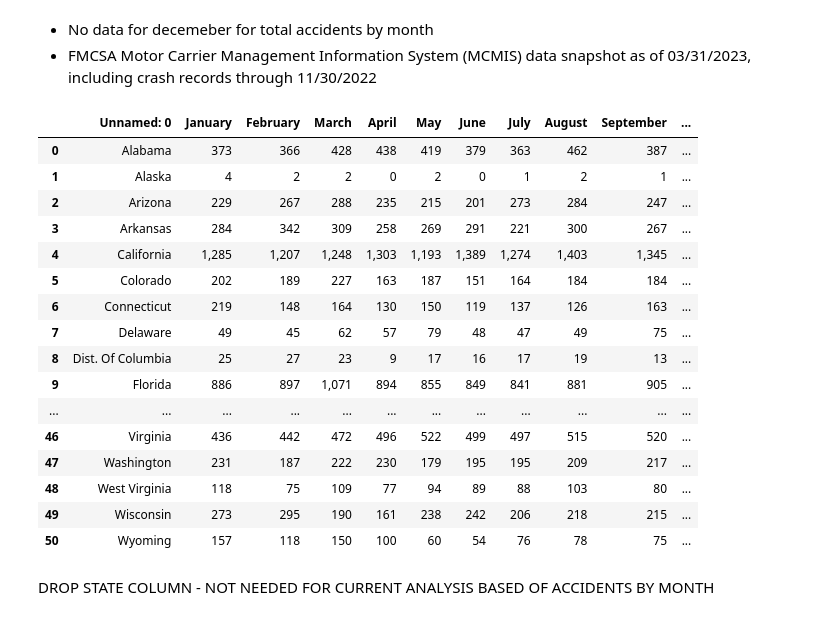
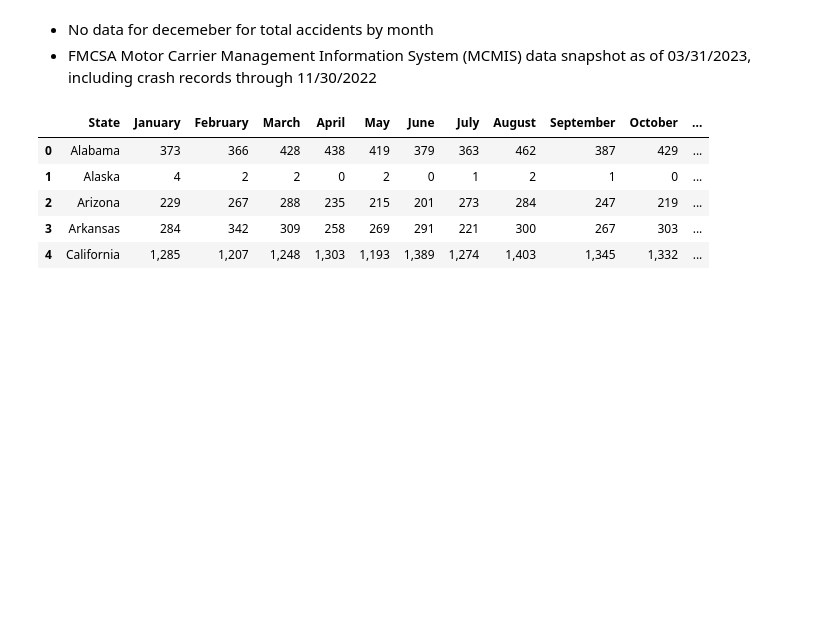
Before and after one commit to ksreeds2016/Kristen_Capstone, a Jupyter notebook: notebook/accidents_by_month.ipynb, the cells around one changed output. Cells and saved outputs as stored; diff of their text form; code cells hidden in the pictures; blank space fills up the shorter version.

```diff
--- a/notebook/accidents_by_month.ipynb
+++ b/notebook/accidents_by_month.ipynb
@@ -8,29 +8,16 @@ import pandas as pd
 import matplotlib.pyplot as plt
 import seaborn as sns
 # %%
-total_acc_2022_by_month = pd.read_csv('C:\\Users\\ksree\\Documents\\dda9\\PYTHON\\PROJECTS\\Kristen_Capstone\\data\\2022_month_crashes.csv')
+total_acc_2022_by_month = pd.read_csv('C:\\Users\\ksree\\Documents\\dda9\\PYTHON\\PROJECTS\\Kristen_Capstone\\data\\2022_month_crashes1.csv')
 # %% [markdown]
 - No data for decemeber for total accidents by month
 - FMCSA Motor Carrier Management Information System (MCMIS) data snapshot as of 03/31/2023, including crash records through 11/30/2022
 # %%
-total_acc_2022_by_month
+total_acc_2022_by_month.head()
 # %% [output]
-|  | Unnamed: 0 | January | February | March | April | May | June | July | August | September | ... |
-| 0 | Alabama | 373 | 366 | 428 | 438 | 419 | 379 | 363 | 462 | 387 | ... |
-| 1 | Alaska | 4 | 2 | 2 | 0 | 2 | 0 | 1 | 2 | 1 | ... |
-| 2 | Arizona | 229 | 267 | 288 | 235 | 215 | 201 | 273 | 284 | 247 | ... |
-| 3 | Arkansas | 284 | 342 | 309 | 258 | 269 | 291 | 221 | 300 | 267 | ... |
-| 4 | California | 1,285 | 1,207 | 1,248 | 1,303 | 1,193 | 1,389 | 1,274 | 1,403 | 1,345 | ... |
-| 5 | Colorado | 202 | 189 | 227 | 163 | 187 | 151 | 164 | 184 | 184 | ... |
-| 6 | Connecticut | 219 | 148 | 164 | 130 | 150 | 119 | 137 | 126 | 163 | ... |
-| 7 | Delaware | 49 | 45 | 62 | 57 | 79 | 48 | 47 | 49 | 75 | ... |
-| 8 | Dist. Of Columbia | 25 | 27 | 23 | 9 | 17 | 16 | 17 | 19 | 13 | ... |
-| 9 | Florida | 886 | 897 | 1,071 | 894 | 855 | 849 | 841 | 881 | 905 | ... |
-| ... | ... | ... | ... | ... | ... | ... | ... | ... | ... | ... | ... |
-| 46 | Virginia | 436 | 442 | 472 | 496 | 522 | 499 | 497 | 515 | 520 | ... |
-| 47 | Washington | 231 | 187 | 222 | 230 | 179 | 195 | 195 | 209 | 217 | ... |
-| 48 | West Virginia | 118 | 75 | 109 | 77 | 94 | 89 | 88 | 103 | 80 | ... |
-| 49 | Wisconsin | 273 | 295 | 190 | 161 | 238 | 242 | 206 | 218 | 215 | ... |
-| 50 | Wyoming | 157 | 118 | 150 | 100 | 60 | 54 | 76 | 78 | 75 | ... |
+|  | State | January | February | March | April | May | June | July | August | September | October | ... |
+| 0 | Alabama | 373 | 366 | 428 | 438 | 419 | 379 | 363 | 462 | 387 | 429 | ... |
+| 1 | Alaska | 4 | 2 | 2 | 0 | 2 | 0 | 1 | 2 | 1 | 0 | ... |
+| 2 | Arizona | 229 | 267 | 288 | 235 | 215 | 201 | 273 | 284 | 247 | 219 | ... |
+| 3 | Arkansas | 284 | 342 | 309 | 258 | 269 | 291 | 221 | 300 | 267 | 303 | ... |
+| 4 | California | 1,285 | 1,207 | 1,248 | 1,303 | 1,193 | 1,389 | 1,274 | 1,403 | 1,345 | 1,332 | ... |
-# %% [markdown]
-DROP STATE COLUMN - NOT NEEDED FOR CURRENT ANALYSIS BASED OF ACCIDENTS BY MONTH
```
Also changed, not shown: parts of 20 cells of this notebook, 1 other file.
